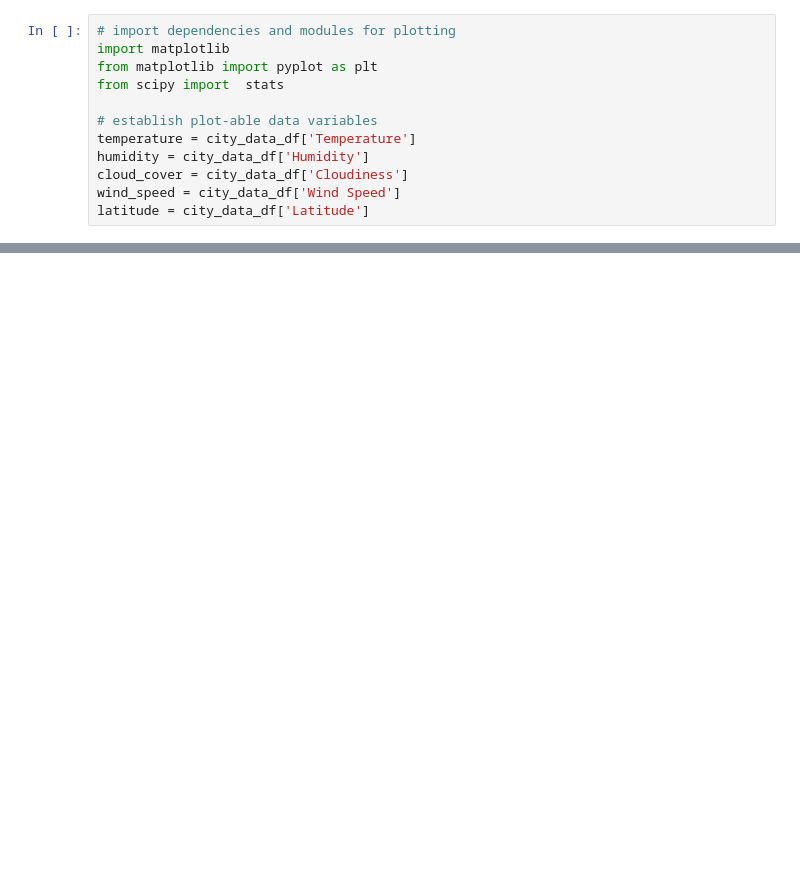
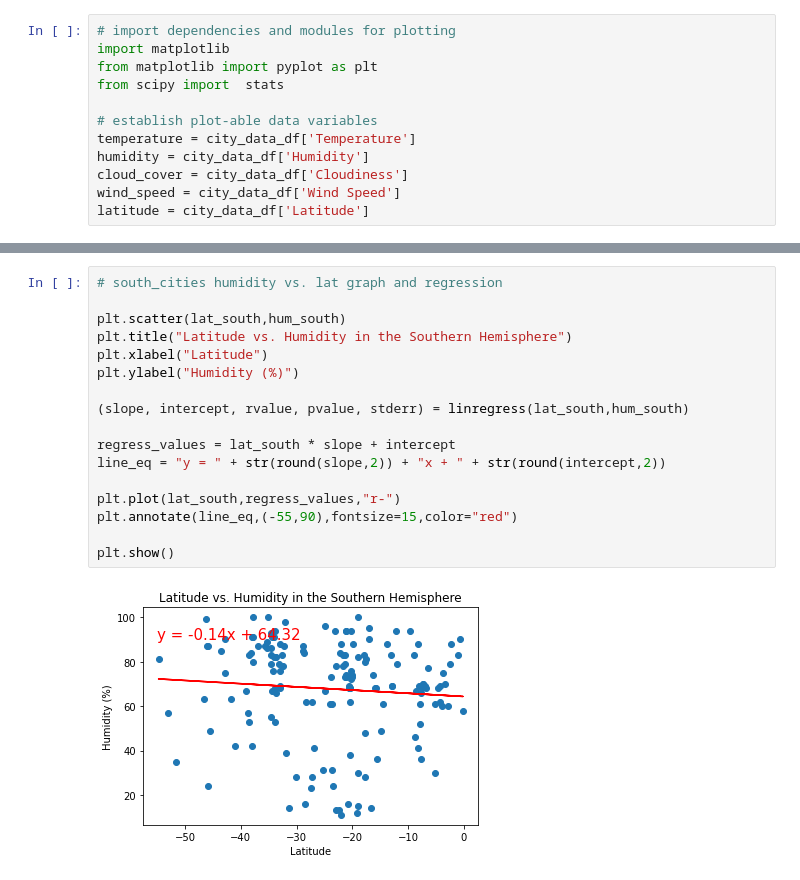
Before and after one commit to hmcwhit96/Python-API-challenge, a Jupyter notebook: WeatherPy/WeatherPy.ipynb, the cells around one changed output, grey strips where cells are left out. Cells and saved outputs as stored; diff of their text form; blank space fills up the shorter version.

```diff
--- a/WeatherPy/WeatherPy.ipynb
+++ b/WeatherPy/WeatherPy.ipynb
@@ -189,0 +231,19 @@ Text(0.5, 1.0, 'Wind Speed(mph) vs. Latitude')
+# %%
+# south_cities humidity vs. lat graph and regression
+
+plt.scatter(lat_south,hum_south)
+plt.title("Latitude vs. Humidity in the Southern Hemisphere")
+plt.xlabel("Latitude")
+plt.ylabel("Humidity (%)")
+
+(slope, intercept, rvalue, pvalue, stderr) = linregress(lat_south,hum_south)
+
+regress_values = lat_south * slope + intercept
+line_eq = "y = " + str(round(slope,2)) + "x + " + str(round(intercept,2))
+
+plt.plot(lat_south,regress_values,"r-")
+plt.annotate(line_eq,(-55,90),fontsize=15,color="red")
+
+plt.show()
+# %% [output]
+[figure, added]
```
Also changed, not shown: parts of 22 cells of this notebook, 1 other file.
